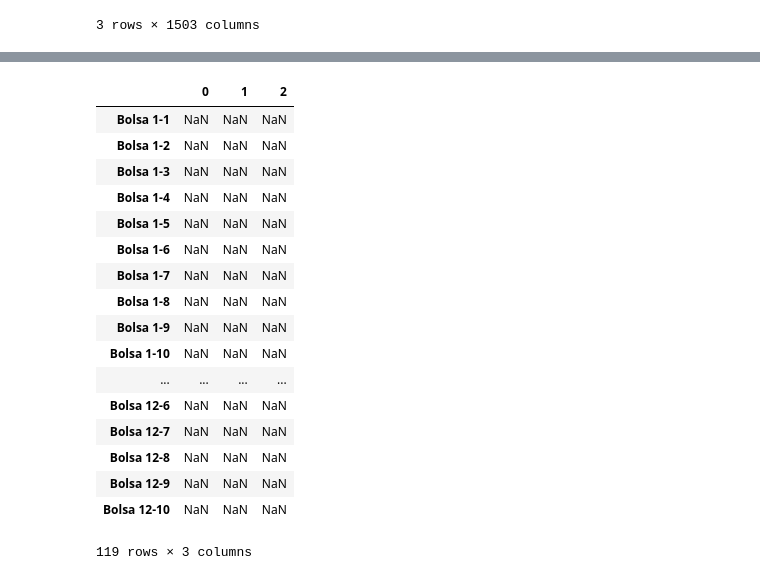
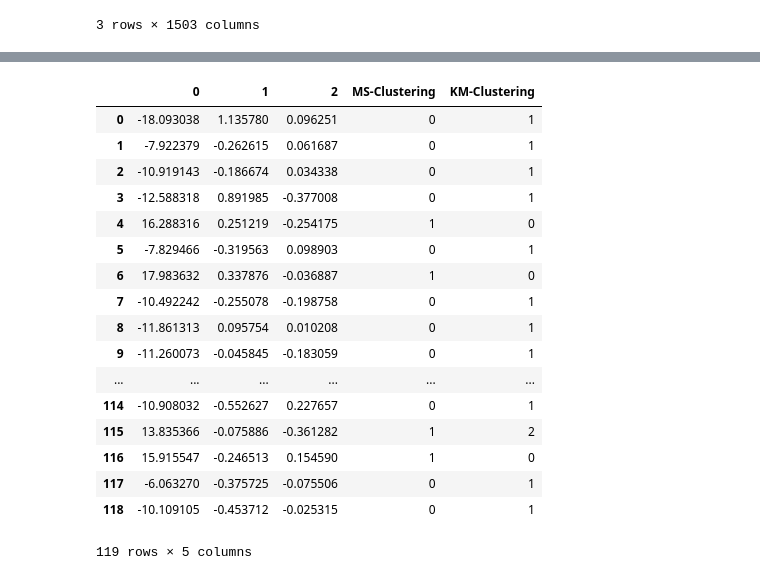
Before and after one commit to samuel1a0/prb_clustering, a Jupyter notebook: New Clusters.ipynb, the cells around one changed output, grey strips where cells are left out. Drawn from its saved outputs; the diff is of its cells as text; code cells hidden in the pictures.

Commit message:
nuevos clusters encontrados

```diff
--- a/New Clusters.ipynb
+++ b/New Clusters.ipynb
@@ -86,0 +89,8 @@ def plot_cls(name, data, labels):
+# %%
+new_index = []
+for i, j in itertools.product(range(12),range(10)):
+    new_index.append('Bolsa {0}-{1}'.format(i+1,j+1))
+new_index.remove('Bolsa 4-3')
+# pca_totales.reindex(index=new_index)
+pca_totales.index = new_index
+pca_totales[-3:]
@@ -87,5 +103,4 @@ def plot_cls(name, data, labels):
 # %%
-# df = pd.read_csv("SojaData/Prueba Claudio Bolsa 1-1.csv", header=2, index_col=0, skip_blank_lines=True)
 pca = RandomizedPCA(n_components=3, random_state=10)
 datos = pca.fit_transform(pca_totales)
 
@@ -94,13 +109,21 @@ km_.fit(datos)
 km_cls = km_.predict(datos)
 
 km_score = silhouette_score(datos, km_cls)
-print("S_Score: %f"%km_score)
+print("KMeans S_Score: %f"%km_score)
 
 d_plots = pd.DataFrame(datos)
-
+plot_cls("KMeans", d_plots, km_cls)
 # d_plots["clase"] = km_cls
 # col = [colores[x] for x in km_cls]
 # d_plots.plot.scatter(x=0, y=1, c=col, s=20)
-plt.show()
-plot_cls("KMeans", d_plots, km_cls)
+# plt.show()
+
+b_width = estimate_bandwidth(datos, quantile=0.5, n_samples=datos.shape[0])
+ms_ = MeanShift(bandwidth=b_width, bin_seeding=True)
+ms_cls = ms_.fit_predict(datos)
+
+ms_score = silhouette_score(datos, ms_cls)
+print("MShift S_Score: %f"%ms_score)
+
+plot_cls("MShift", d_plots, ms_cls)
 # %% [output]
@@ -110,26 +136,23 @@ S_Score: 0.765883
-# %%
-new_index = []
-for i, j in itertools.product(range(12),range(10)):
-    new_index.append('Bolsa {0}-{1}'.format(i+1,j+1))
-new_index.remove('Bolsa 4-3')
-d_plots = d_plots.reindex(index=new_index)
-d_plots
-# %% [output]
-|  | 0 | 1 | 2 |
-| Bolsa 1-1 | NaN | NaN | NaN |
-| Bolsa 1-2 | NaN | NaN | NaN |
-| Bolsa 1-3 | NaN | NaN | NaN |
-| Bolsa 1-4 | NaN | NaN | NaN |
-| Bolsa 1-5 | NaN | NaN | NaN |
-| Bolsa 1-6 | NaN | NaN | NaN |
-| Bolsa 1-7 | NaN | NaN | NaN |
-| Bolsa 1-8 | NaN | NaN | NaN |
-| Bolsa 1-9 | NaN | NaN | NaN |
-| Bolsa 1-10 | NaN | NaN | NaN |
-| ... | ... | ... | ... |
-| Bolsa 12-6 | NaN | NaN | NaN |
-| Bolsa 12-7 | NaN | NaN | NaN |
-| Bolsa 12-8 | NaN | NaN | NaN |
-| Bolsa 12-9 | NaN | NaN | NaN |
-| Bolsa 12-10 | NaN | NaN | NaN |
-119 rows × 3 columns
+# %%
+d_plots["MS-Clustering"] = ms_cls
+d_plots["KM-Clustering"] = km_cls
+d_plots
+# %% [output]
+|  | 0 | 1 | 2 | MS-Clustering | KM-Clustering |
+| 0 | -18.093038 | 1.135780 | 0.096251 | 0 | 1 |
+| 1 | -7.922379 | -0.262615 | 0.061687 | 0 | 1 |
+| 2 | -10.919143 | -0.186674 | 0.034338 | 0 | 1 |
+| 3 | -12.588318 | 0.891985 | -0.377008 | 0 | 1 |
+| 4 | 16.288316 | 0.251219 | -0.254175 | 1 | 0 |
+| 5 | -7.829466 | -0.319563 | 0.098903 | 0 | 1 |
+| 6 | 17.983632 | 0.337876 | -0.036887 | 1 | 0 |
+| 7 | -10.492242 | -0.255078 | -0.198758 | 0 | 1 |
+| 8 | -11.861313 | 0.095754 | 0.010208 | 0 | 1 |
+| 9 | -11.260073 | -0.045845 | -0.183059 | 0 | 1 |
+| ... | ... | ... | ... | ... | ... |
+| 114 | -10.908032 | -0.552627 | 0.227657 | 0 | 1 |
+| 115 | 13.835366 | -0.075886 | -0.361282 | 1 | 2 |
+| 116 | 15.915547 | -0.246513 | 0.154590 | 1 | 0 |
+| 117 | -6.063270 | -0.375725 | -0.075506 | 0 | 1 |
+| 118 | -10.109105 | -0.453712 | -0.025315 | 0 | 1 |
+119 rows × 5 columns
```
Also changed, not shown: parts of 5 cells of this notebook.
